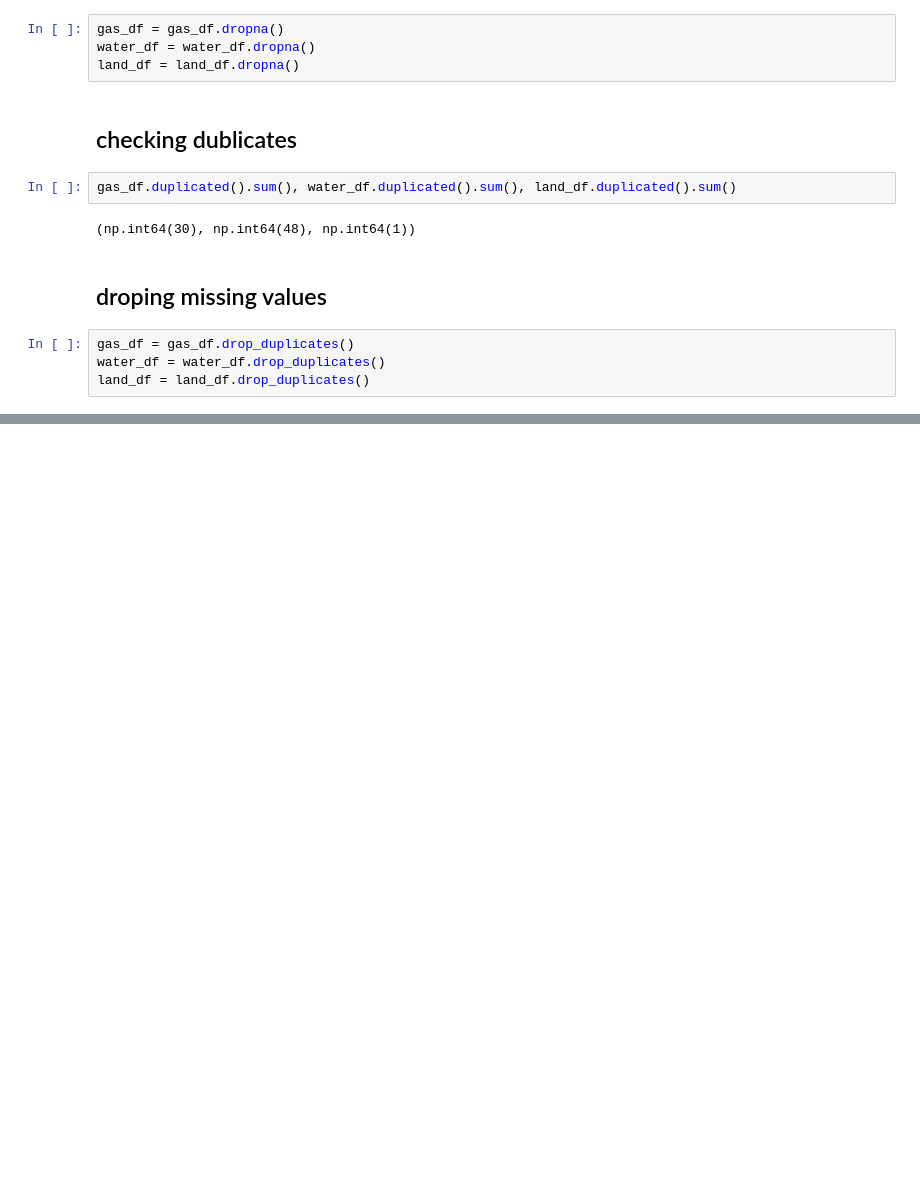
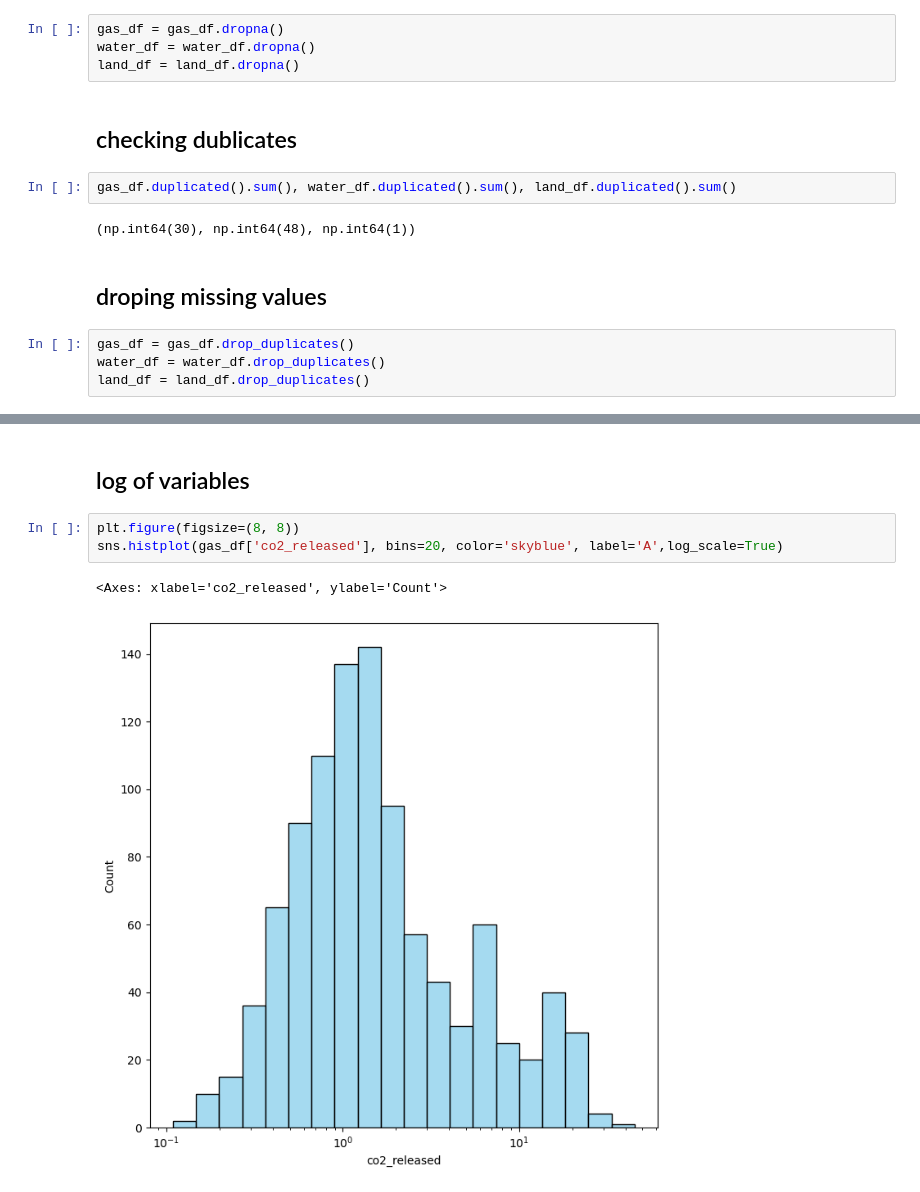
Before and after one commit to Ravinderram/Applied-Statistical-Data-Analysis-class_exercises, a Jupyter notebook: Dataset_Chinese food environmental impact.ipynb, the cells around one changed output, grey strips where cells are left out. Drawn from its saved outputs; the diff is of its cells as text; blank space fills up the shorter version.

```diff
--- a/Dataset_Chinese food environmental impact.ipynb
+++ b/Dataset_Chinese food environmental impact.ipynb
@@ -142,0 +154,8 @@ side_by_side
+# %% [markdown]
+## log of variables
+# %%
+plt.figure(figsize=(8, 8))
+sns.histplot(gas_df['co2_released'], bins=20, color='skyblue', label='A',log_scale=True)
+# %% [output]
+<Axes: xlabel='co2_released', ylabel='Count'>
+[figure, added]
```
Also changed, not shown: parts of 18 cells of this notebook.
